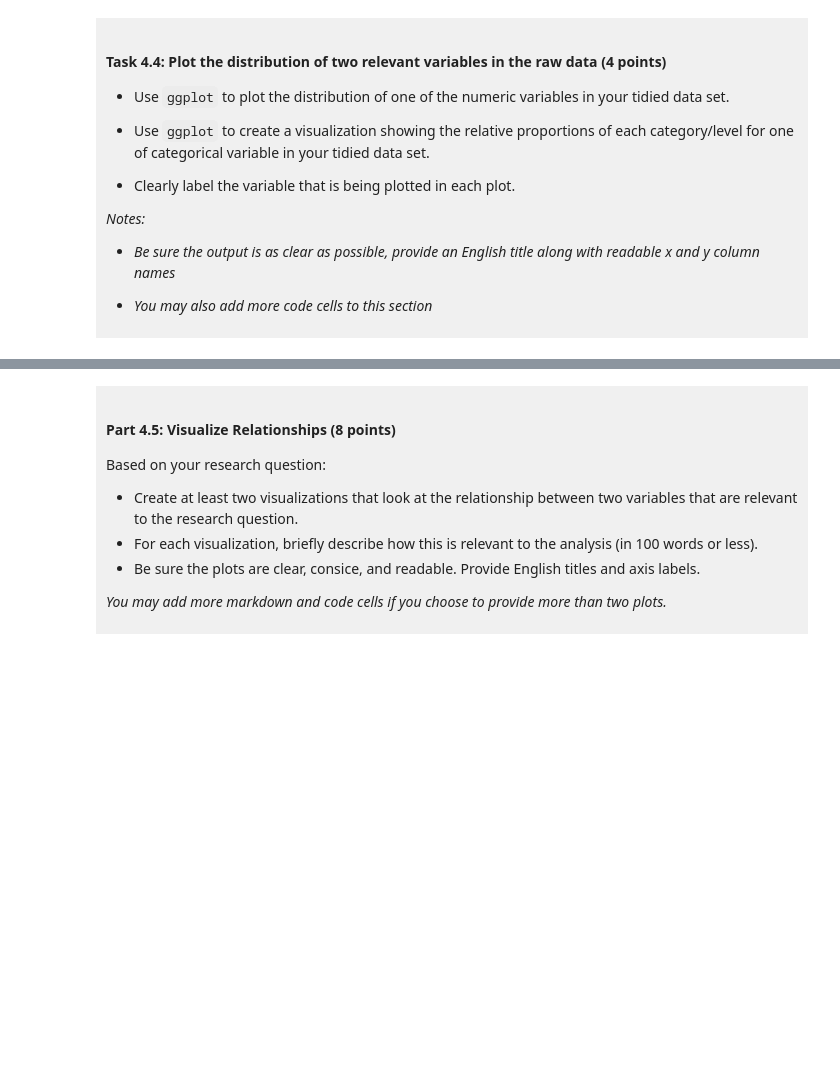
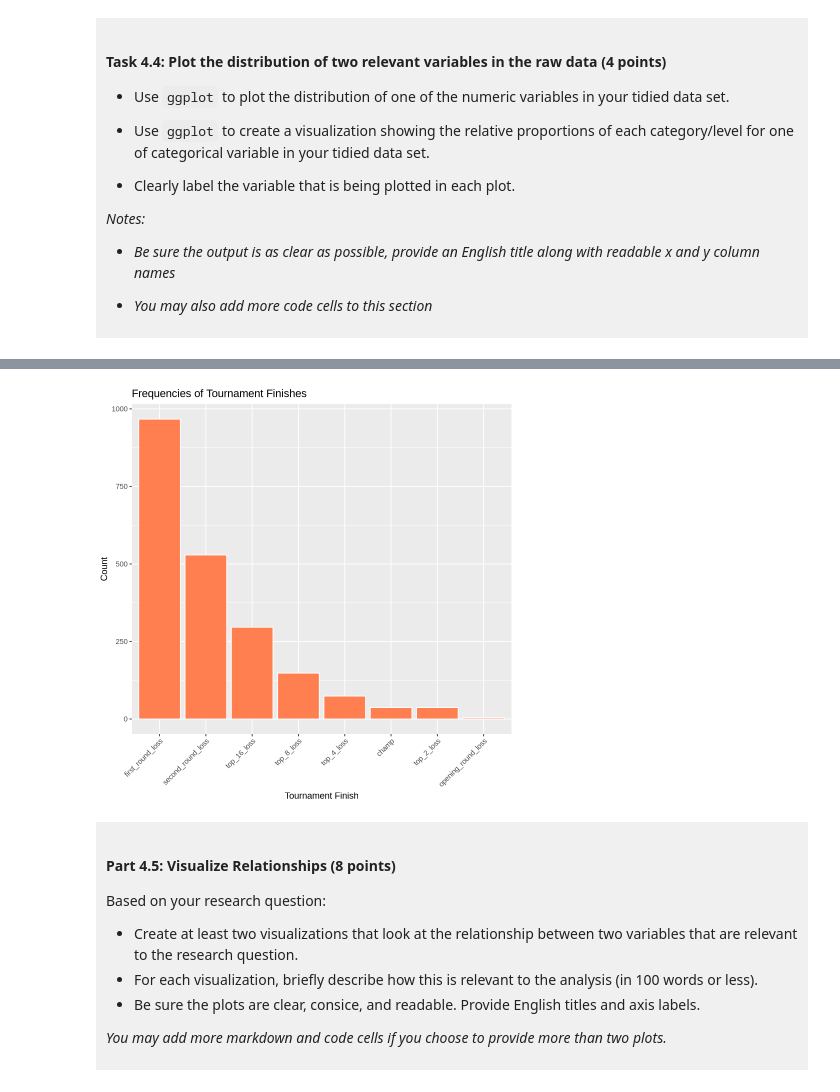
Before and after one commit to DarrianKarmadji/dsci100-project-darrian-karmadji, a Jupyter notebook: dsci-100-project-notebook.ipynb, the cells around one changed output, grey strips where cells are left out. Cells and saved outputs as stored; diff of their text form; code cells hidden in the pictures; blank space fills up the shorter version.

```diff
--- a/dsci-100-project-notebook.ipynb
+++ b/dsci-100-project-notebook.ipynb
@@ -307,5 +360,15 @@ You will refine your research question (if needed) and produce a tidy data set.
 # %%
-### EDIT THIS CODE CELL FOR PLOT 2 ###
+plot2 <- ggplot(tidy_womens_data, aes(x = fct_infreq(tourney_finish))) +
+geom_bar(fill = "coral", color = "white") +
+labs(
+title = "Frequencies of Tournament Finishes",
+x = "Tournament Finish",
+y = "Count")+
+theme(axis.text.x = element_text(angle = 45, hjust = 1))
+
+plot2
+# %% [output]
+[figure, added]
 # %% [markdown]
 <div style="background-color: #f0f0f0; padding: 10px;">
 
```
Also changed, not shown: parts of 10 cells of this notebook.
